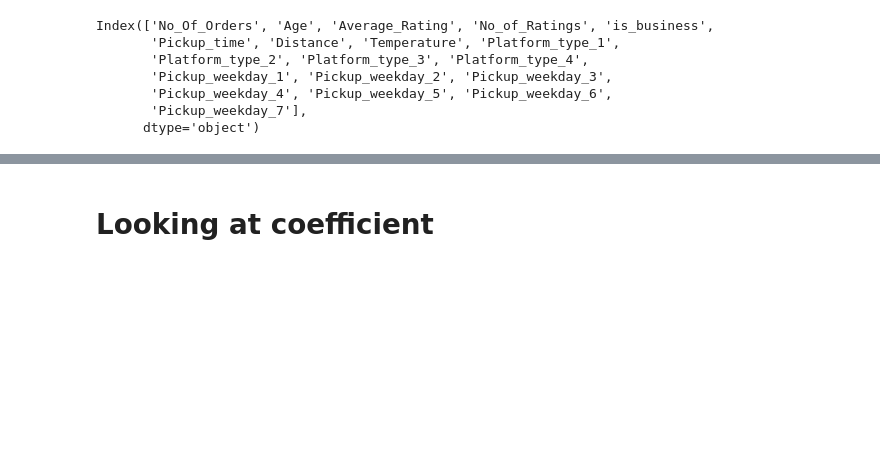
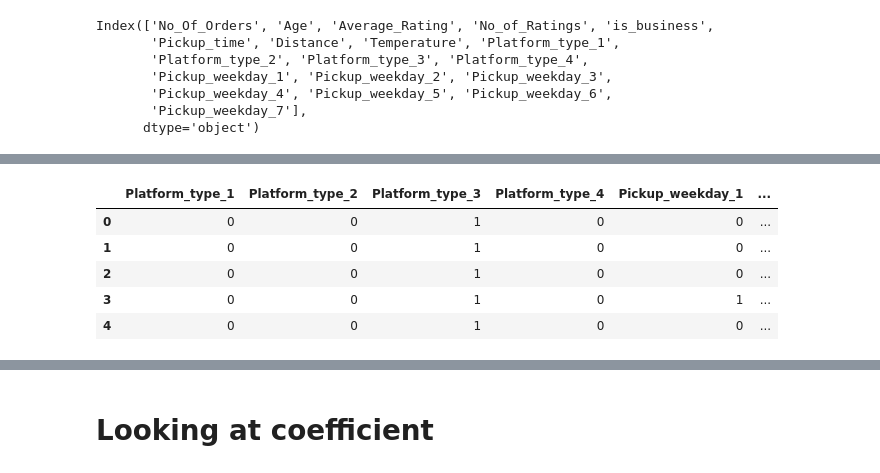
Before and after one commit to hughvd/sendy-logistics, a Jupyter notebook: model_exploration.ipynb, the cells around one changed output, grey strips where cells are left out. Saved outputs shown, nothing was run; the diff lists cells and outputs as text; code cells hidden in the pictures; blank space fills up the shorter version.

```diff
--- a/modeling.ipynb
+++ b/model_exploration.ipynb
@@ -108,0 +137,11 @@ Index(['No_Of_Orders', 'Age', 'Average_Rating', 'No_of_Ratings', 'is_business',
+# %%
+
+dummies = pd.get_dummies(X_test[["Platform_type", "Pickup_weekday"]])
+dummies.head()
+# %% [output]
+|  | Platform_type_1 | Platform_type_2 | Platform_type_3 | Platform_type_4 | Pickup_weekday_1 | ... |
+| 0 | 0 | 0 | 1 | 0 | 0 | ... |
+| 1 | 0 | 0 | 1 | 0 | 0 | ... |
+| 2 | 0 | 0 | 1 | 0 | 0 | ... |
+| 3 | 0 | 0 | 1 | 0 | 1 | ... |
+| 4 | 0 | 0 | 1 | 0 | 0 | ... |
```
Also changed, not shown: parts of 18 cells of this notebook, 6 other files.
